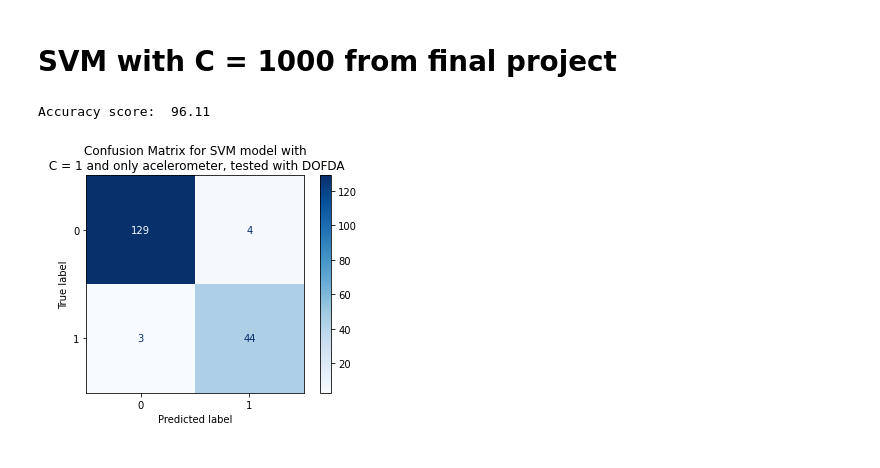
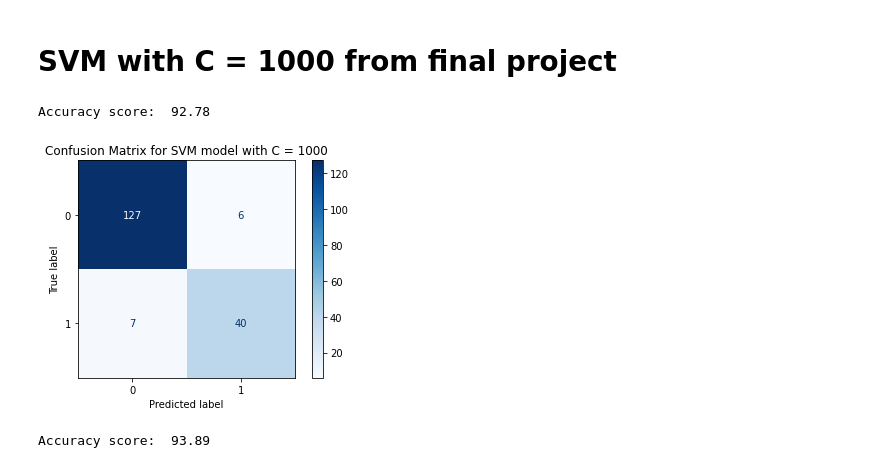
Before and after one commit to teddsords/Fall-Detection-and-Notification-System, a Jupyter notebook: SVM & K-NN.ipynb, the cells around one changed output. Saved outputs shown, nothing was run; the diff lists cells and outputs as text; code cells hidden in the pictures.

Commit message:
Tested old models for article

```diff
--- a/SVM & K-NN.ipynb
+++ b/SVM & K-NN.ipynb
@@ -175,18 +175,25 @@ plt.show()
 # SVM with C = 1000 from final project
 # %%
 classifier = pickle.load(open('Models/SVM_linear_1000.sav', 'rb'))
-
+X_left, X_test, y_left, y_test = train_test_split(X, y, test_size=0.1, train_size=0.9, random_state=17, stratify=y)
 X_test.shape
 
 predicted = classifier.predict(X_test)
 print(f'Accuracy score: {accuracy_score(y_test, predicted)*100: .2f}')
 # %% [output]
-Accuracy score:  96.11
+Accuracy score:  92.78
 # %%
 con_mat = confusion_matrix(y_true=y_test, y_pred=predicted)
 disp = ConfusionMatrixDisplay(confusion_matrix=con_mat)
 disp.plot(cmap='Blues')
-plt.title('Confusion Matrix for SVM model with\n C = 1 and only acelerometer, tested with DOFDA')
+plt.title('Confusion Matrix for SVM model with C = 1000')
 plt.show()
 # %% [output]
-[figure, old version]
+[figure, new version]
+# %%
+classifier2 = pickle.load(open('Models/SVM_linear_1.sav', 'rb'))
+X_left, X_test, y_left, y_test = train_test_split(X, y, test_size=0.1, train_size=0.9, random_state=10, stratify=y)
+predicted2 = classifier2.predict(X_test)
+print(f'Accuracy score: {accuracy_score(y_test, predicted2)*100: .2f}')
+# %% [output]
+Accuracy score:  93.89
```
Also changed, not shown: parts of 1 cell of this notebook.
